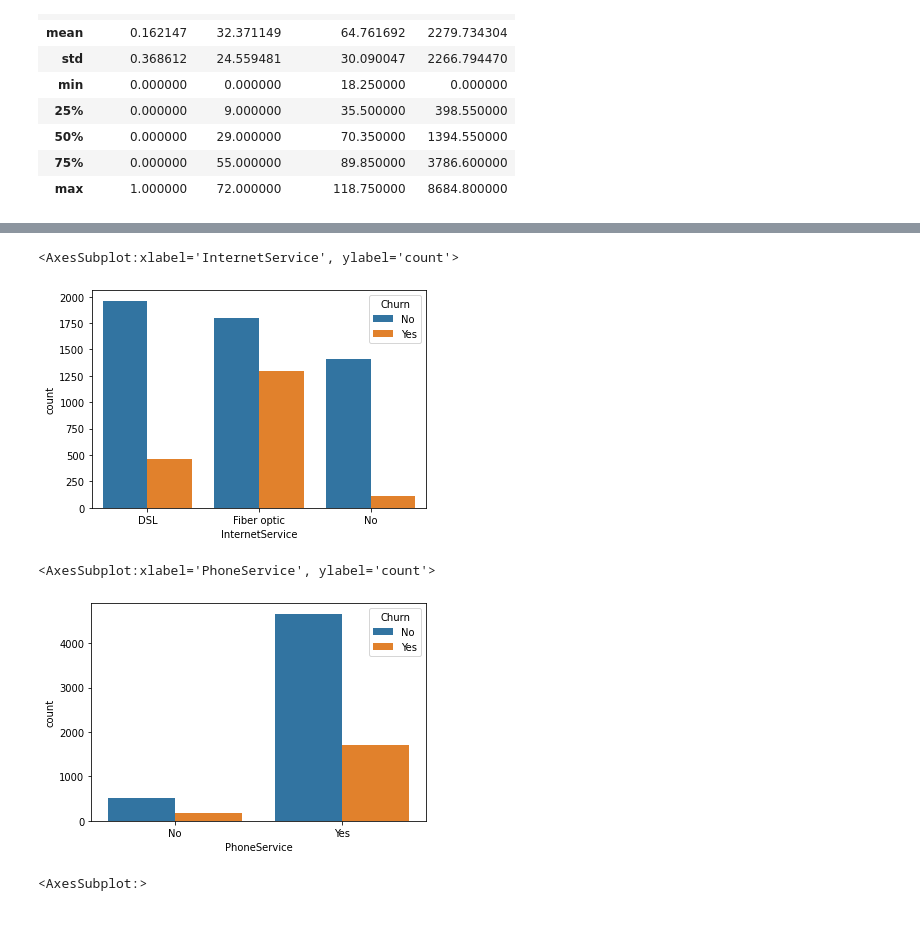
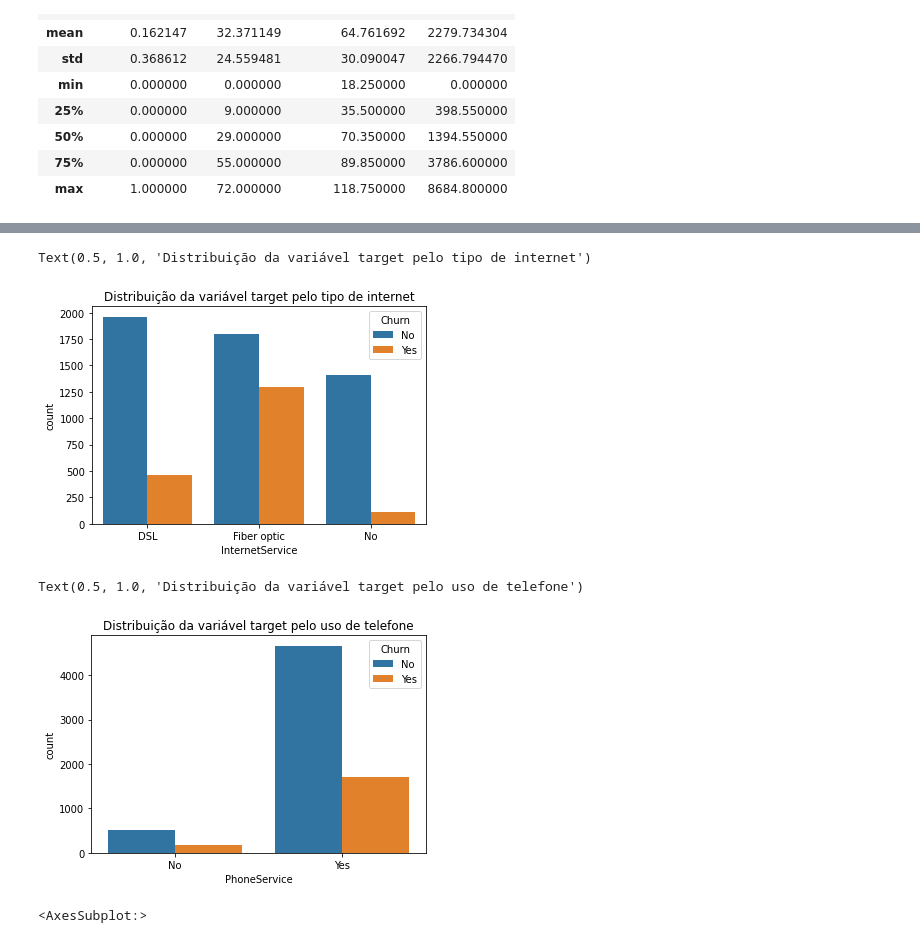
Before and after one commit to andrefakhoury/churn-prediction, a Jupyter notebook: notebook.ipynb, the cells around one changed output, grey strips where cells are left out. Saved outputs shown, nothing was run; the diff lists cells and outputs as text; code cells hidden in the pictures.

```diff
--- a/notebook.ipynb
+++ b/notebook.ipynb
@@ -82,13 +161,13 @@ sns.countplot(x='gender', hue='Churn', data=df)
 # %%
-sns.countplot(x='InternetService', hue='Churn', data=df)
+sns.countplot(x='InternetService', hue='Churn', data=df).set_title('Distribuição da variável target pelo tipo de internet')
 # %% [output]
-<AxesSubplot:xlabel='InternetService', ylabel='count'>
+Text(0.5, 1.0, 'Distribuição da variável target pelo tipo de internet')
-[figure, old version]
+[figure, new version]
 # %%
-sns.countplot(x='PhoneService', hue='Churn', data=df)
+sns.countplot(x='PhoneService', hue='Churn', data=df).set_title('Distribuição da variável target pelo uso de telefone')
 # %% [output]
-<AxesSubplot:xlabel='PhoneService', ylabel='count'>
+Text(0.5, 1.0, 'Distribuição da variável target pelo uso de telefone')
-[figure, old version]
+[figure, new version]
 # %%
 sns.heatmap(df[['tenure', 'MonthlyCharges', 'TotalCharges']].corr(), annot=True)
 # %% [output]
```
Also changed, not shown: parts of 56 cells of this notebook, 2 other files.
